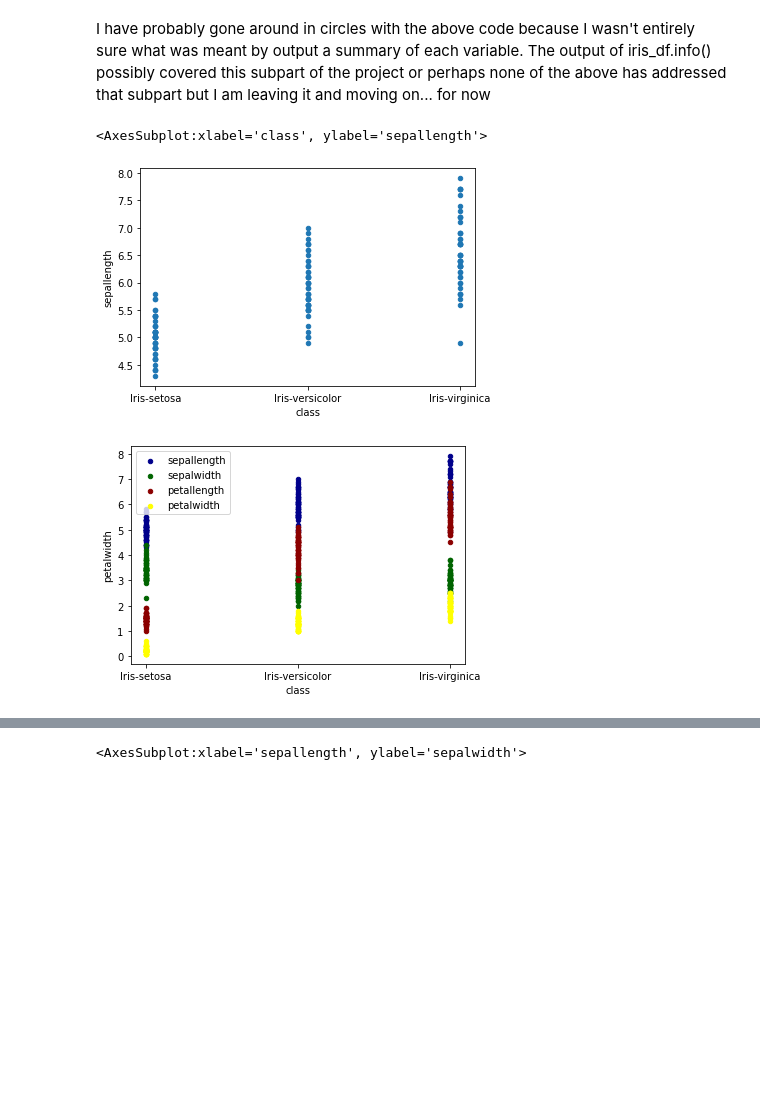
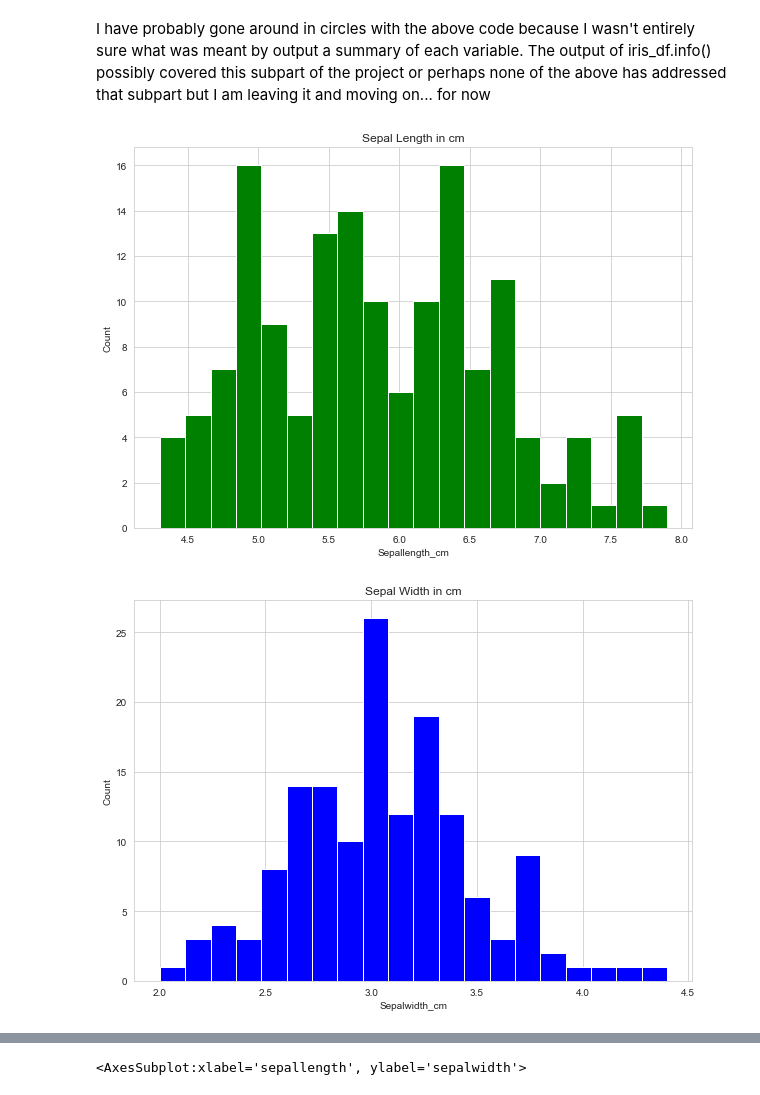
Before and after one commit to BridK02/pands-project, a Jupyter notebook: iris_jupyter.ipynb, the cells around one changed output, grey strips where cells are left out. Cells and saved outputs as stored; diff of their text form; code cells hidden in the pictures; blank space fills up the shorter version.

Commit message:
histograms added

```diff
--- a/iris_jupyter.ipynb
+++ b/iris_jupyter.ipynb
@@ -267,15 +267,42 @@ Iris-virginica           4.9         2.2          4.5         1.4
 While this is useful information and there are maybe some standout pieces of useful info for seeing how you could assign a particular iris into an iris class eg the mean petal width of Iris setosa appears to be on the order of a tenth the width of Iris virginica and a fifth that that of versicolour. There is also large difference in the mean petal length between Iris setosa and the other two classes. Graphs to visualise the data would really help
 # %% [markdown]
 I have probably gone around in circles with the above code because I wasn't entirely sure what was meant by output a summary of each variable. The output of iris_df.info() possibly covered this subpart of the project or perhaps none of the above has addressed that subpart but I am leaving it and moving on... for now
-# %%
-iris_df.plot.scatter(x='class',y = 'sepallength')
-# %% [output]
-<AxesSubplot:xlabel='class', ylabel='sepallength'>
-[figure, removed]
-# %%
-ax = iris_df.plot.scatter(x="class", y="sepallength", color="DarkBlue", label="sepallength")
-iris_df.plot.scatter(x="class", y="sepalwidth", color="DarkGreen", label="sepalwidth", ax=ax);
-iris_df.plot.scatter(x="class", y="petallength", color="DarkRed", label="petallength", ax=ax);
-iris_df.plot.scatter(x="class", y="petalwidth", color="Yellow", label="petalwidth", ax=ax);
-# %% [output]
-[figure, removed]
+# %%
+plt.figure(figsize = (10, 7))
+x = iris_df["sepallength"]
+
+plt.hist(x, bins = 20, color = "green")
+plt.title("Sepal Length in cm")
+plt.xlabel("Sepallength_cm")
+plt.ylabel("Count")
+plt.savefig('Figure 1a scatterplotsepallength.png')
+
+plt.figure(figsize = (10, 7))
+x = iris_df["sepalwidth"]
+
+plt.hist(x, bins = 20, color = "blue")
+plt.title("Sepal Width in cm")
+plt.xlabel("Sepalwidth_cm")
+plt.ylabel("Count")
+plt.savefig('Figure 1b scatterplotsepalwidth.png')
+
+plt.figure(figsize = (10, 7))
+x = iris_df["petalwidth"]
+
+plt.hist(x, bins = 20, color = "red")
+plt.title("Petal Width in cm")
+plt.xlabel("Petalwidth_cm")
+plt.ylabel("Count")
+plt.savefig('Figure 1c scatterplotpetalwidth.png')
+
+plt.figure(figsize = (10, 7))
+x = iris_df["petallength"]
+
+plt.hist(x, bins = 20, color = "yellow")
+plt.title("Petal Length in cm")
+plt.xlabel("PetalLength_cm")
+plt.ylabel("Count")
+plt.savefig('Figure 1d scatterplotpetallength.png')
+# %% [output]
+[figure, added]
+[figure, added]
```
Also changed, not shown: parts of 5 cells of this notebook, 12 other files.
